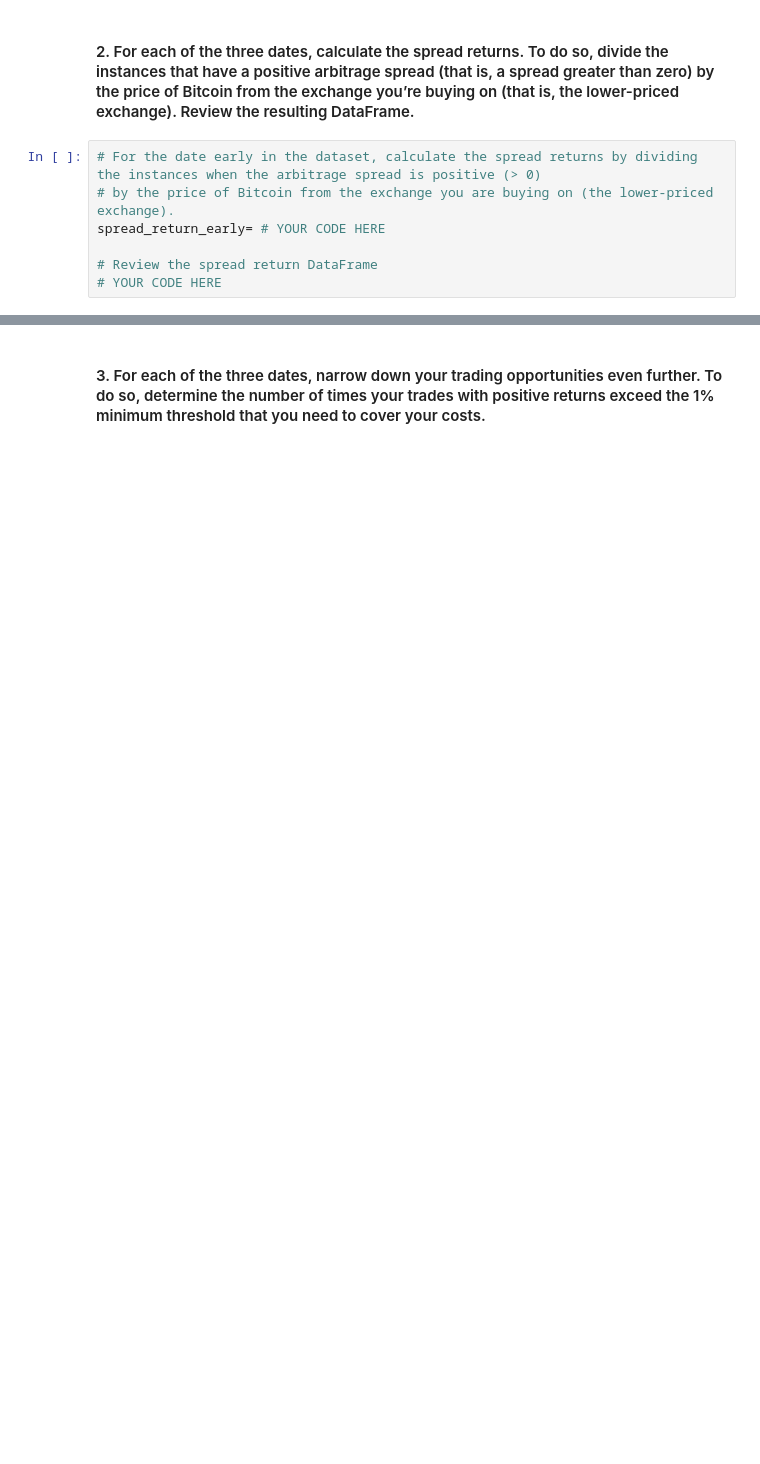
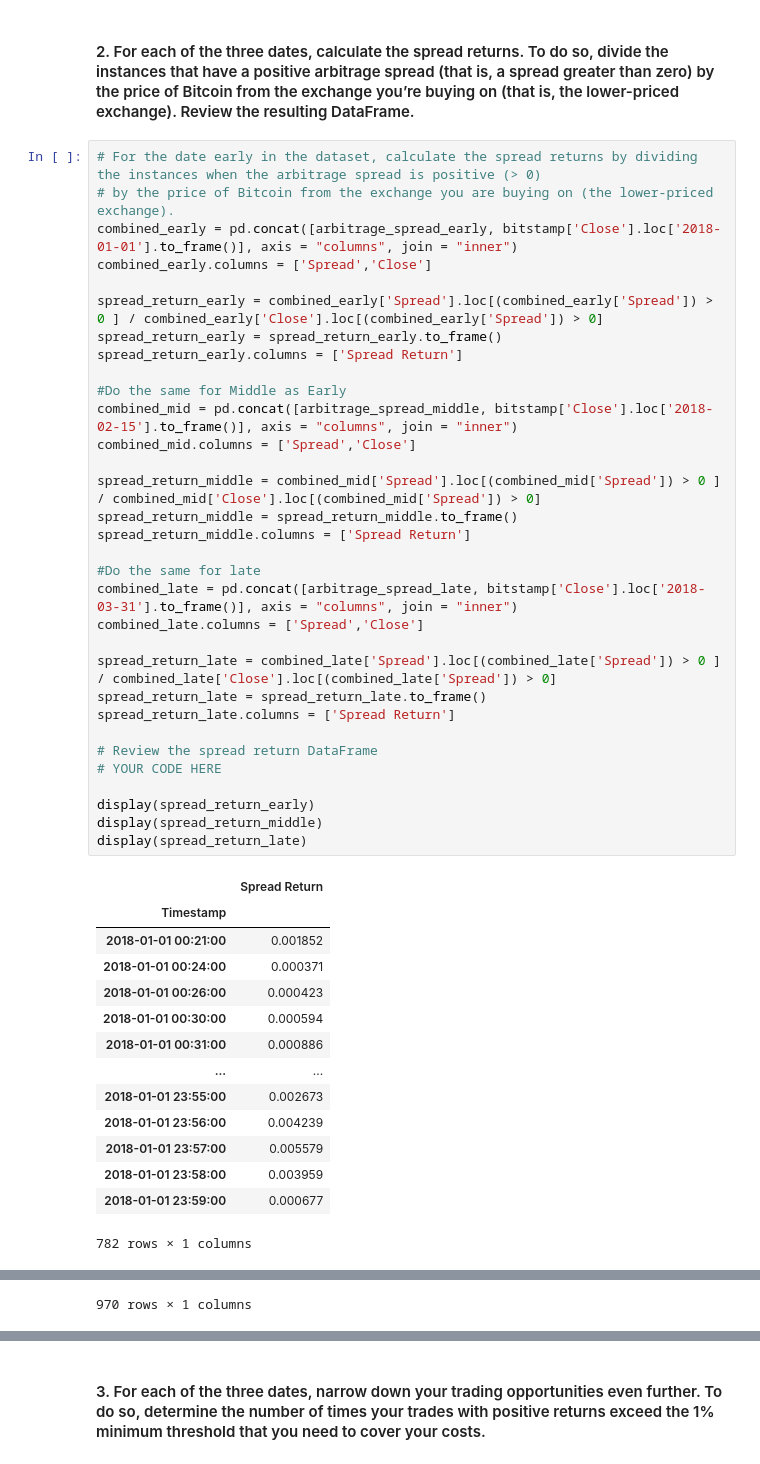
Before and after one commit to greg-krulin/Challenge3, a Jupyter notebook: crypto_arbitrage.ipynb, the cells around one changed output, grey strips where cells are left out. Cells and saved outputs as stored; diff of their text form; blank space fills up the shorter version.

```diff
--- a/crypto_arbitrage.ipynb
+++ b/crypto_arbitrage.ipynb
@@ -423,9 +480,49 @@ arbitrage_spread_early = # YOUR CODE HERE
 # %% [markdown]
 #### 2. For each of the three dates, calculate the spread returns. To do so, divide the instances that have a positive arbitrage spread (that is, a spread greater than zero) by the price of Bitcoin from the exchange you’re buying on (that is, the lower-priced exchange). Review the resulting DataFrame.
-# %%
-# For the date early in the dataset, calculate the spread returns by dividing the instances when the arbitrage spread is positive (> 0)
-# by the price of Bitcoin from the exchange you are buying on (the lower-priced exchange).
-spread_return_early= # YOUR CODE HERE
-
-# Review the spread return DataFrame
-# YOUR CODE HERE
+# %%
+# For the date early in the dataset, calculate the spread returns by dividing the instances when the arbitrage spread is positive (> 0)
+# by the price of Bitcoin from the exchange you are buying on (the lower-priced exchange).
+combined_early = pd.concat([arbitrage_spread_early, bitstamp['Close'].loc['2018-01-01'].to_frame()], axis = "columns", join = "inner")
+combined_early.columns = ['Spread','Close']
+
+spread_return_early = combined_early['Spread'].loc[(combined_early['Spread']) > 0 ] / combined_early['Close'].loc[(combined_early['Spread']) > 0]
+spread_return_early = spread_return_early.to_frame()
+spread_return_early.columns = ['Spread Return']
+
+#Do the same for Middle as Early
+combined_mid = pd.concat([arbitrage_spread_middle, bitstamp['Close'].loc['2018-02-15'].to_frame()], axis = "columns", join = "inner")
+combined_mid.columns = ['Spread','Close']
+
+spread_return_middle = combined_mid['Spread'].loc[(combined_mid['Spread']) > 0 ] / combined_mid['Close'].loc[(combined_mid['Spread']) > 0]
+spread_return_middle = spread_return_middle.to_frame()
+spread_return_middle.columns = ['Spread Return']
+
+#Do the same for late
+combined_late = pd.concat([arbitrage_spread_late, bitstamp['Close'].loc['2018-03-31'].to_frame()], axis = "columns", join = "inner")
+combined_late.columns = ['Spread','Close']
+
+spread_return_late = combined_late['Spread'].loc[(combined_late['Spread']) > 0 ] / combined_late['Close'].loc[(combined_late['Spread']) > 0]
+spread_return_late = spread_return_late.to_frame()
+spread_return_late.columns = ['Spread Return']
+
+# Review the spread return DataFrame
+# YOUR CODE HERE
+
+display(spread_return_early)
+display(spread_return_middle)
+display(spread_return_late)
+# %% [output]
+|  | Spread Return |
+| Timestamp |  |
+| 2018-01-01 00:21:00 | 0.001852 |
+| 2018-01-01 00:24:00 | 0.000371 |
+| 2018-01-01 00:26:00 | 0.000423 |
+| 2018-01-01 00:30:00 | 0.000594 |
+| 2018-01-01 00:31:00 | 0.000886 |
+| ... | ... |
+| 2018-01-01 23:55:00 | 0.002673 |
+| 2018-01-01 23:56:00 | 0.004239 |
+| 2018-01-01 23:57:00 | 0.005579 |
+| 2018-01-01 23:58:00 | 0.003959 |
+| 2018-01-01 23:59:00 | 0.000677 |
+782 rows × 1 columns
@@ -431,0 +542 @@ spread_return_early= # YOUR CODE HERE
+970 rows × 1 columns
```
Also changed, not shown: parts of 14 cells of this notebook.
